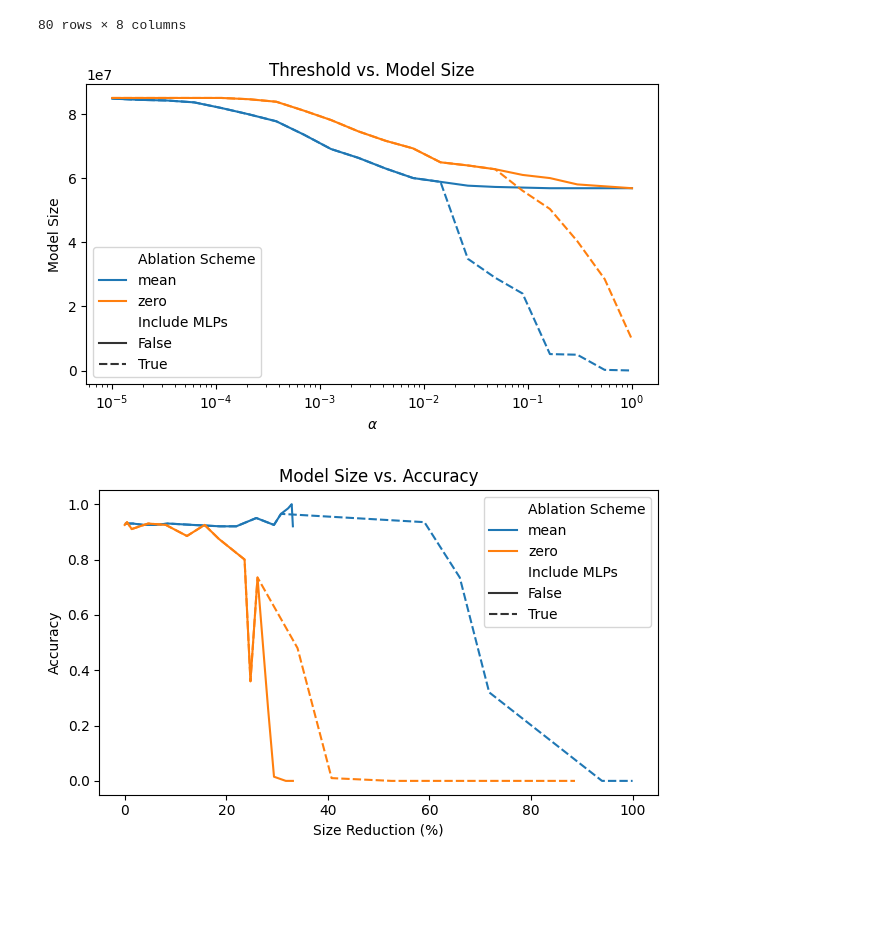
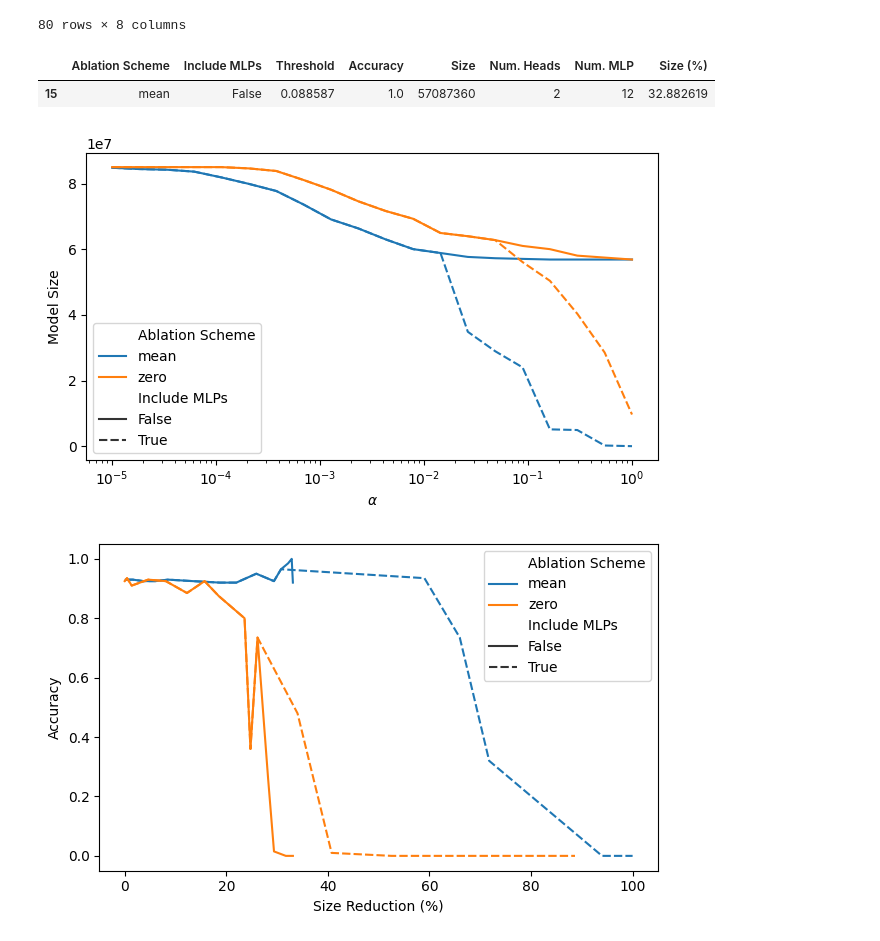
Before and after one commit to jgcarrasco/circuit-extraction, a Jupyter notebook: plots.ipynb, the cells around one changed output. Drawn from its saved outputs; the diff is of its cells as text; code cells hidden in the pictures; blank space fills up the shorter version.

```diff
--- a/plots.ipynb
+++ b/plots.ipynb
@@ -23,6 +23,11 @@ df
 | 78 | zero | True | 0.545559 | 0.000 | 28544448 | 1 | 6 | 66.440406 |
 | 79 | zero | True | 1.000000 | 0.000 | 9648576 | 1 | 2 | 88.656208 |
 80 rows × 8 columns
+# %%
+df[(df["Accuracy"] >= df["Accuracy"].max()) & (df["Ablation Scheme"] == "mean")]
+# %% [output]
+|  | Ablation Scheme | Include MLPs | Threshold | Accuracy | Size | Num. Heads | Num. MLP | Size (%) |
+| 15 | mean | False | 0.088587 | 1.0 | 57087360 | 2 | 12 | 32.882619 |
 # %%
 plt.figure(figsize=(1.6*4, 4))
 ax = sns.lineplot(df, x="Threshold", y="Size",
@@ -30,17 +35,15 @@ ax = sns.lineplot(df, x="Threshold", y="Size",
 ax.set_xscale("log")
 ax.set_xlabel(r'$\alpha$')
 ax.set_ylabel("Model Size")
-ax.set_title("Threshold vs. Model Size")
 plt.tight_layout()
 plt.savefig(f"images/{task}_alpha_size.pdf")
 # %% [output]
-[figure, old version]
+[figure, new version]
 # %%
 plt.figure(figsize=(1.6*4, 4))
 ax = sns.lineplot(df, x="Size (%)", y="Accuracy", hue="Ablation Scheme", style="Include MLPs")
-ax.set_title("Model Size vs. Accuracy")
 ax.set_xlabel("Size Reduction (%)")
 plt.tight_layout()
 plt.savefig(f"images/{task}_size_acc.pdf")
 # %% [output]
-[figure, old version]
+[figure, new version]
```
Also changed, not shown: 20 other files.
